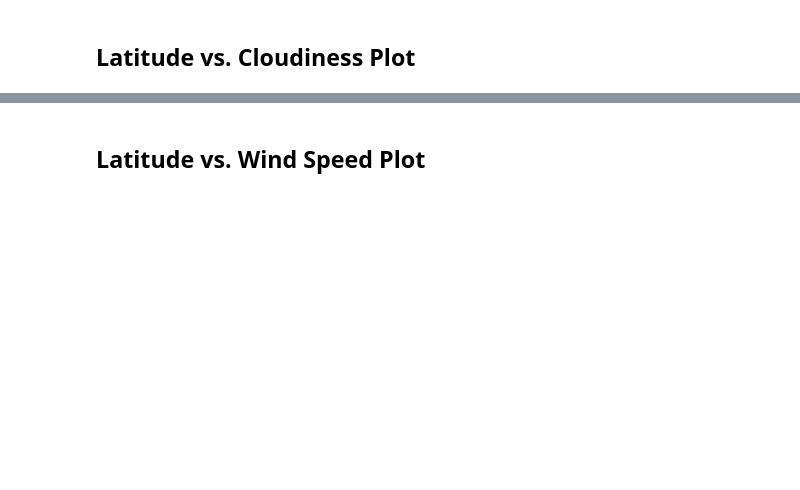
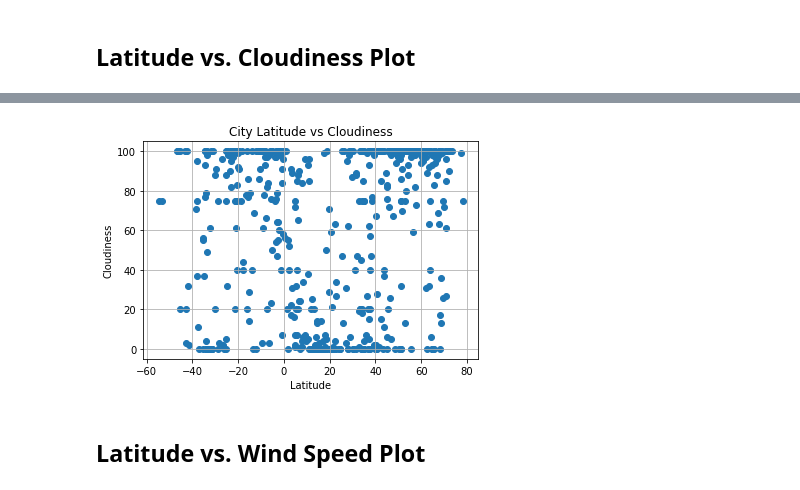
Before and after one commit to quettamar/Python-API-Challenge, a Jupyter notebook: WeatherPy.ipynb, the cells around one changed output, grey strips where cells are left out. Saved outputs shown, nothing was run; the diff lists cells and outputs as text; code cells hidden in the pictures; blank space fills up the shorter version.

```diff
--- a/WeatherPy.ipynb
+++ b/WeatherPy.ipynb
@@ -193,0 +204,9 @@ Int64Index([], dtype='int64')
+# %%
+plt.scatter(latitude, clouds)
+plt.xlabel('Latitude')
+plt.ylabel('Cloudiness')
+plt.title('City Latitude vs Cloudiness')
+plt.grid()
+plt.show()
+# %% [output]
+[figure, added]
```
Also changed, not shown: parts of 21 cells of this notebook, 1 other file.
